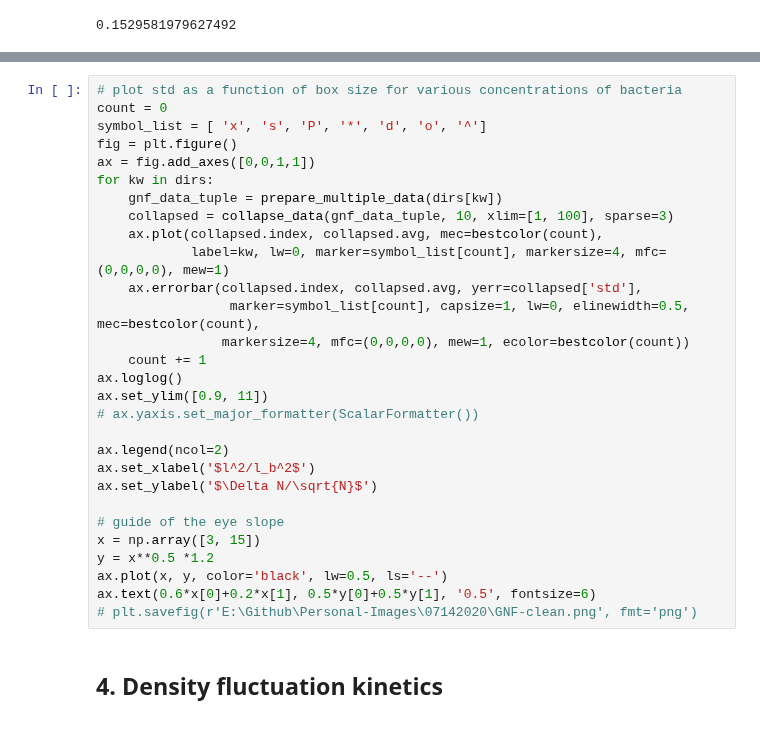
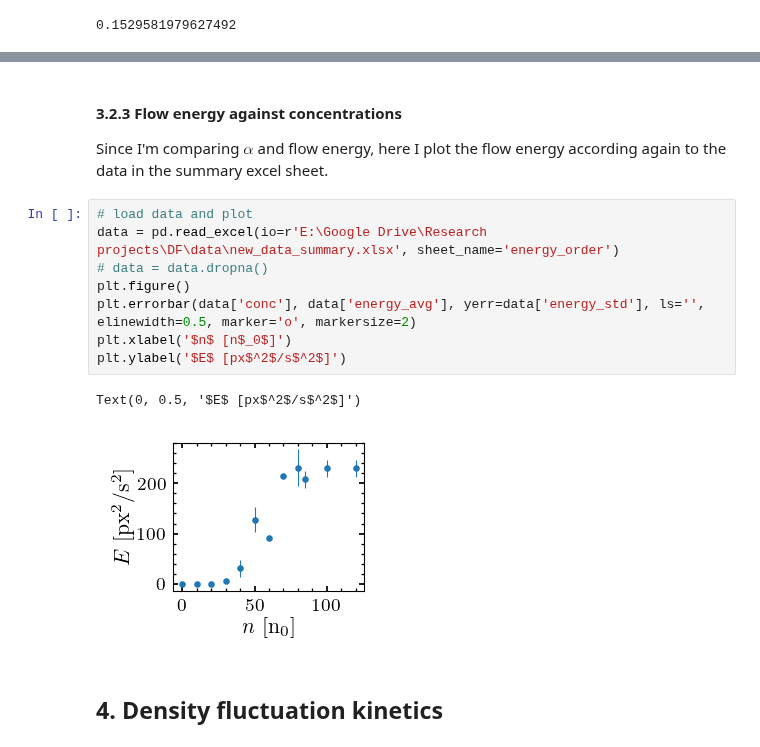
Before and after one commit to ZLoverty/Python, a Jupyter notebook: Correlation/src/Figures.ipynb, the cells around one changed output, grey strips where cells are left out. Cells and saved outputs as stored; diff of their text form.

```diff
--- a/Correlation/src/Figures.ipynb
+++ b/Correlation/src/Figures.ipynb
@@ -225,32 +264,17 @@ Text(0, 0.5, '$\\alpha$')
-# %%
-# plot std as a function of box size for various concentrations of bacteria
-count = 0
-symbol_list = [ 'x', 's', 'P', '*', 'd', 'o', '^']
-fig = plt.figure()
-ax = fig.add_axes([0,0,1,1])
-for kw in dirs:
-    gnf_data_tuple = prepare_multiple_data(dirs[kw])
-    collapsed = collapse_data(gnf_data_tuple, 10, xlim=[1, 100], sparse=3)
-    ax.plot(collapsed.index, collapsed.avg, mec=bestcolor(count),
-            label=kw, lw=0, marker=symbol_list[count], markersize=4, mfc=(0,0,0,0), mew=1)
-    ax.errorbar(collapsed.index, collapsed.avg, yerr=collapsed['std'],
-                 marker=symbol_list[count], capsize=1, lw=0, elinewidth=0.5, mec=bestcolor(count),
-                markersize=4, mfc=(0,0,0,0), mew=1, ecolor=bestcolor(count))
-    count += 1
-ax.loglog()
-ax.set_ylim([0.9, 11])
-# ax.yaxis.set_major_formatter(ScalarFormatter())
-
-ax.legend(ncol=2)
-ax.set_xlabel('$l^2/l_b^2$')
-ax.set_ylabel('$\Delta N/\sqrt{N}$')
-
-# guide of the eye slope
-x = np.array([3, 15])
-y = x**0.5 *1.2
-ax.plot(x, y, color='black', lw=0.5, ls='--')
-ax.text(0.6*x[0]+0.2*x[1], 0.5*y[0]+0.5*y[1], '0.5', fontsize=6)
-# plt.savefig(r'E:\Github\Personal-Images\07142020\GNF-clean.png', fmt='png')
+# %% [markdown]
+#### 3.2.3 Flow energy against concentrations
+Since I'm comparing $\alpha$ and flow energy, here I plot the flow energy according again to the data in the summary excel sheet.
+# %%
+# load data and plot
+data = pd.read_excel(io=r'E:\Google Drive\Research projects\DF\data\new_data_summary.xlsx', sheet_name='energy_order')
+# data = data.dropna()
+plt.figure()
+plt.errorbar(data['conc'], data['energy_avg'], yerr=data['energy_std'], ls='', elinewidth=0.5, marker='o', markersize=2)
+plt.xlabel('$n$ [n$_0$]')
+plt.ylabel('$E$ [px$^2$/s$^2$]')
+# %% [output]
+Text(0, 0.5, '$E$ [px$^2$/s$^2$]')
+[figure, added]
 # %% [markdown]
 ## 4. Density fluctuation kinetics
 # %% [markdown]
```
Also changed, not shown: parts of 22 cells of this notebook, 3 other files.
